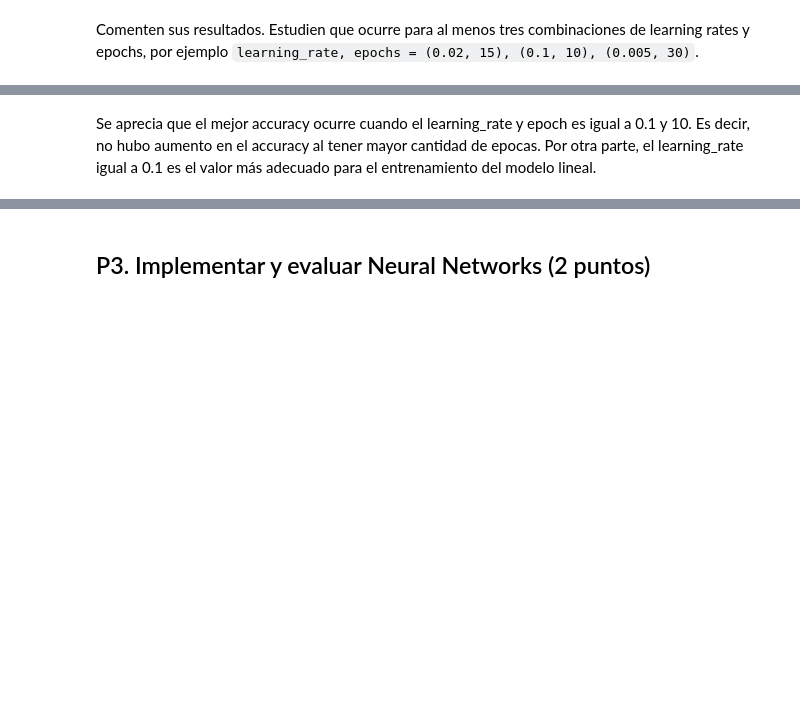
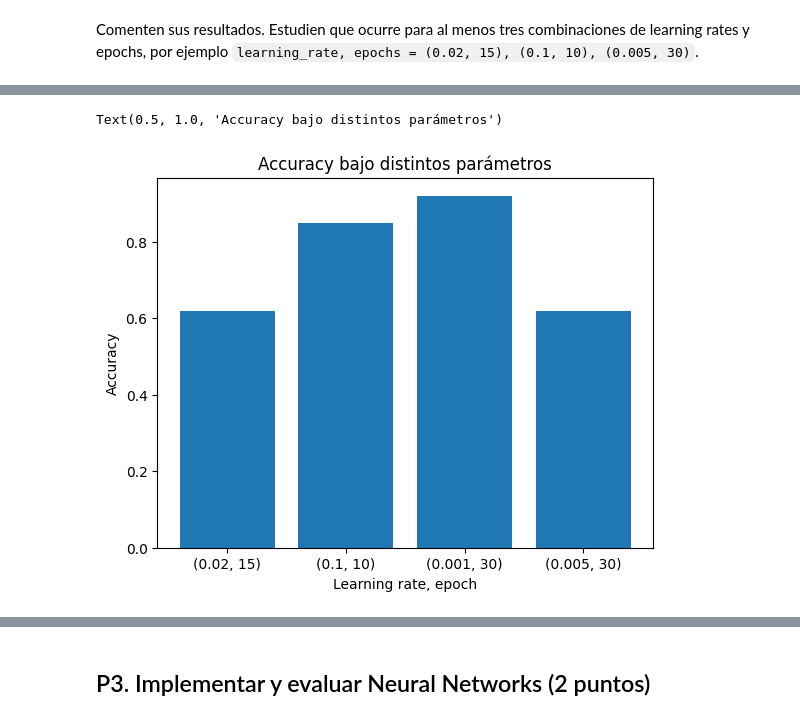
Before and after one commit to ignacioalbornoz/NLP-CC6205-2024, a Jupyter notebook: t2/Tarea_2.ipynb, the cells around one changed output, grey strips where cells are left out. Cells and saved outputs as stored; diff of their text form; code cells hidden in the pictures; blank space fills up the shorter version.

```diff
--- a/t2/Tarea_2.ipynb
+++ b/t2/Tarea_2.ipynb
@@ -682,2 +713,14 @@ weighted avg       0.84      0.77      0.75        13
-# %% [markdown]
-Se aprecia que el mejor accuracy ocurre cuando el learning_rate y epoch es igual a 0.1 y 10. Es decir, no hubo aumento en el accuracy al tener mayor cantidad de epocas. Por otra parte, el learning_rate igual a 0.1 es el valor más adecuado para el entrenamiento del modelo lineal.
+# %%
+import matplotlib.pyplot as plt
+
+param = ["(0.02, 15)","(0.1, 10)", "(0.001, 30)", "(0.005, 30)"]
+accuracy = [0.62, 0.85, 0.92, 0.62]
+
+plt.bar(param, accuracy)
+
+plt.xlabel('Learning rate, epoch')
+plt.ylabel('Accuracy')
+plt.title('Accuracy bajo distintos parámetros')
+# %% [output]
+Text(0.5, 1.0, 'Accuracy bajo distintos parámetros')
+[figure, added]
```
Also changed, not shown: parts of 20 cells of this notebook, 1 other file.
